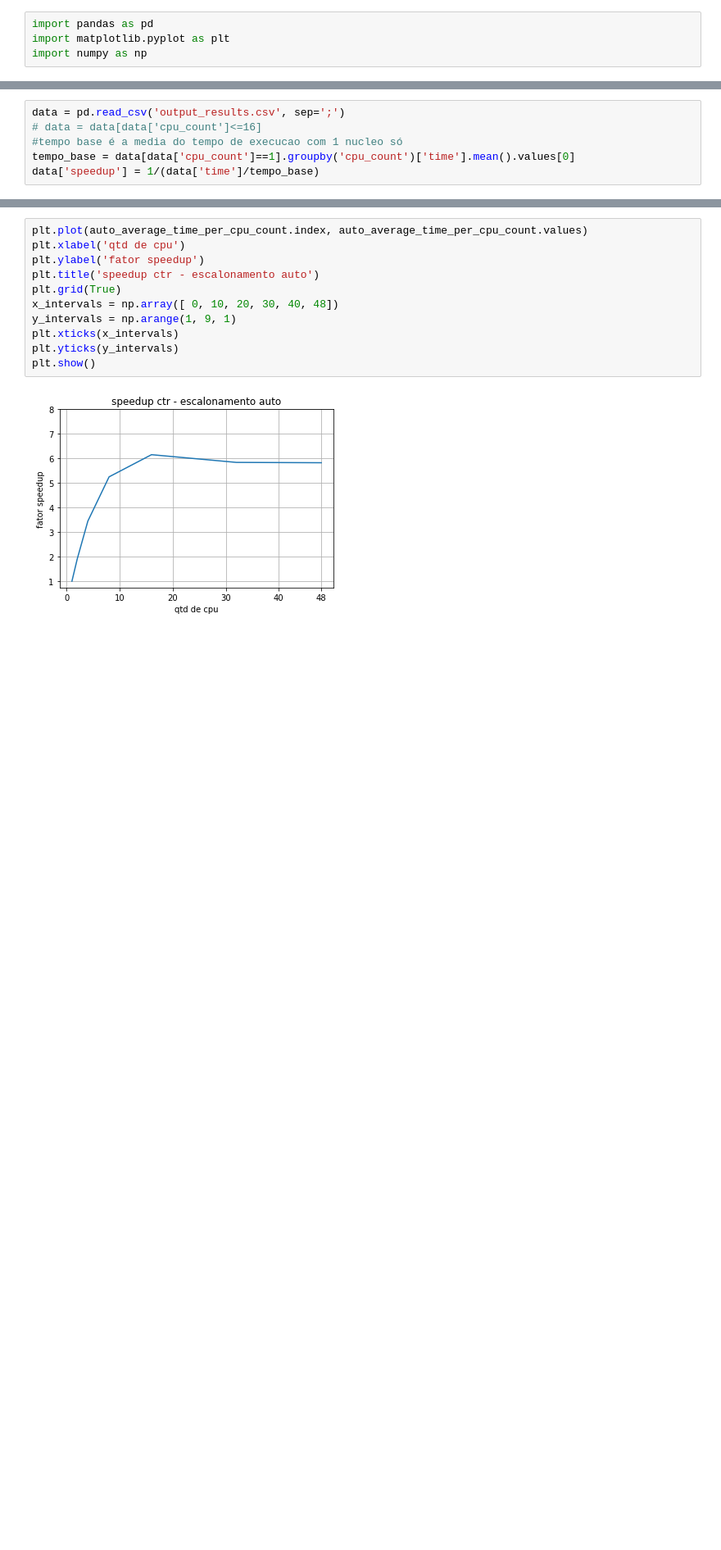
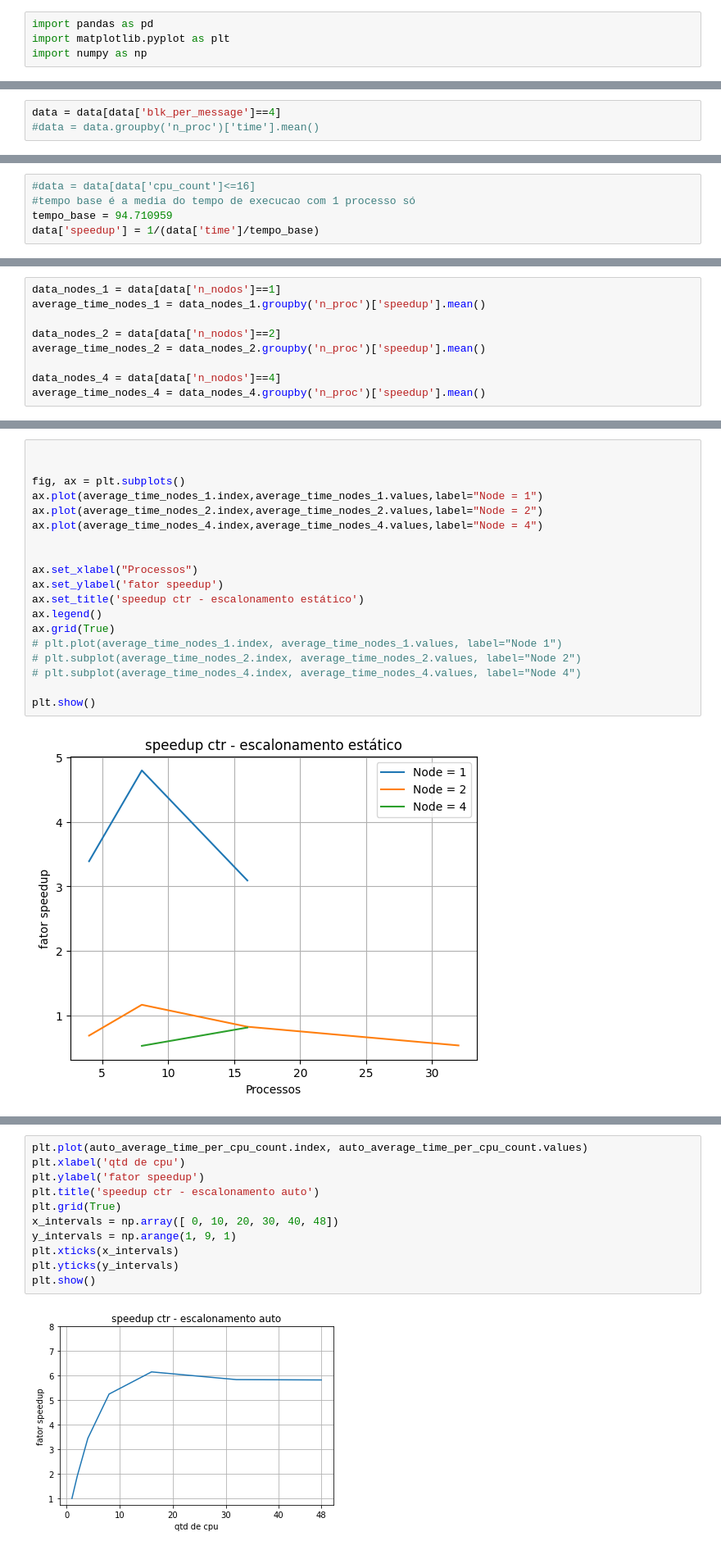
Before and after one commit to gilbertokoerbes/AES-CTRMode-OpenMP_MPI_SpeedUp, a Jupyter notebook: make_graphs.ipynb, the cells around one changed output, grey strips where cells are left out. Shown: that part at 82% size. Cells and saved outputs as stored; diff of their text form; blank space fills up the shorter version.

```diff
--- a/make_graphs.ipynb
+++ b/make_graphs.ipynb
@@ -4,0 +7,3 @@ import numpy as np
+# %%
+data = data[data['blk_per_message']==4]
+#data = data.groupby('n_proc')['time'].mean()
@@ -5,6 +30,5 @@ import numpy as np
 # %%
-data = pd.read_csv('output_results.csv', sep=';')
-# data = data[data['cpu_count']<=16]
-#tempo base é a media do tempo de execucao com 1 nucleo só
-tempo_base = data[data['cpu_count']==1].groupby('cpu_count')['time'].mean().values[0]
+#data = data[data['cpu_count']<=16]
+#tempo base é a media do tempo de execucao com 1 processo só
+tempo_base = 94.710959
 data['speedup'] = 1/(data['time']/tempo_base)
@@ -35,0 +58,9 @@ plt.show()
+# %%
+data_nodes_1 = data[data['n_nodos']==1]
+average_time_nodes_1 = data_nodes_1.groupby('n_proc')['speedup'].mean()
+
+data_nodes_2 = data[data['n_nodos']==2]
+average_time_nodes_2 = data_nodes_2.groupby('n_proc')['speedup'].mean()
+
+data_nodes_4 = data[data['n_nodos']==4]
+average_time_nodes_4 = data_nodes_4.groupby('n_proc')['speedup'].mean()
@@ -36,3 +91,24 @@ plt.show()
+# %%
+
+
+fig, ax = plt.subplots()
+ax.plot(average_time_nodes_1.index,average_time_nodes_1.values,label="Node = 1")
+ax.plot(average_time_nodes_2.index,average_time_nodes_2.values,label="Node = 2")
+ax.plot(average_time_nodes_4.index,average_time_nodes_4.values,label="Node = 4")
+
+
+ax.set_xlabel("Processos")
+ax.set_ylabel('fator speedup')
+ax.set_title('speedup ctr - escalonamento estático')
+ax.legend()
+ax.grid(True)
+# plt.plot(average_time_nodes_1.index, average_time_nodes_1.values, label="Node 1")
+# plt.subplot(average_time_nodes_2.index, average_time_nodes_2.values, label="Node 2")
+# plt.subplot(average_time_nodes_4.index, average_time_nodes_4.values, label="Node 4")
+
+plt.show()
+# %% [output]
+[figure, added]
 # %%
 ate_16 = dynamic_average_time_per_cpu_count[[1,2,4,8,16]]
 de_16_ate_48 = dynamic_average_time_per_cpu_count[[16,32,48]]
```
Also changed, not shown: parts of 10 cells of this notebook, 2 other files.
